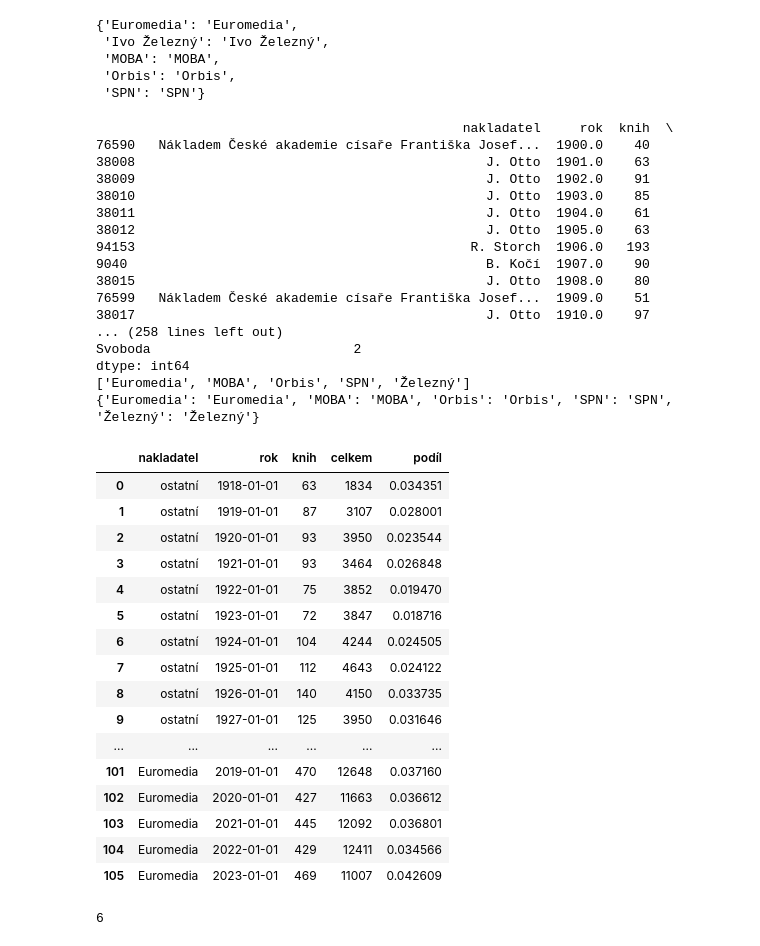
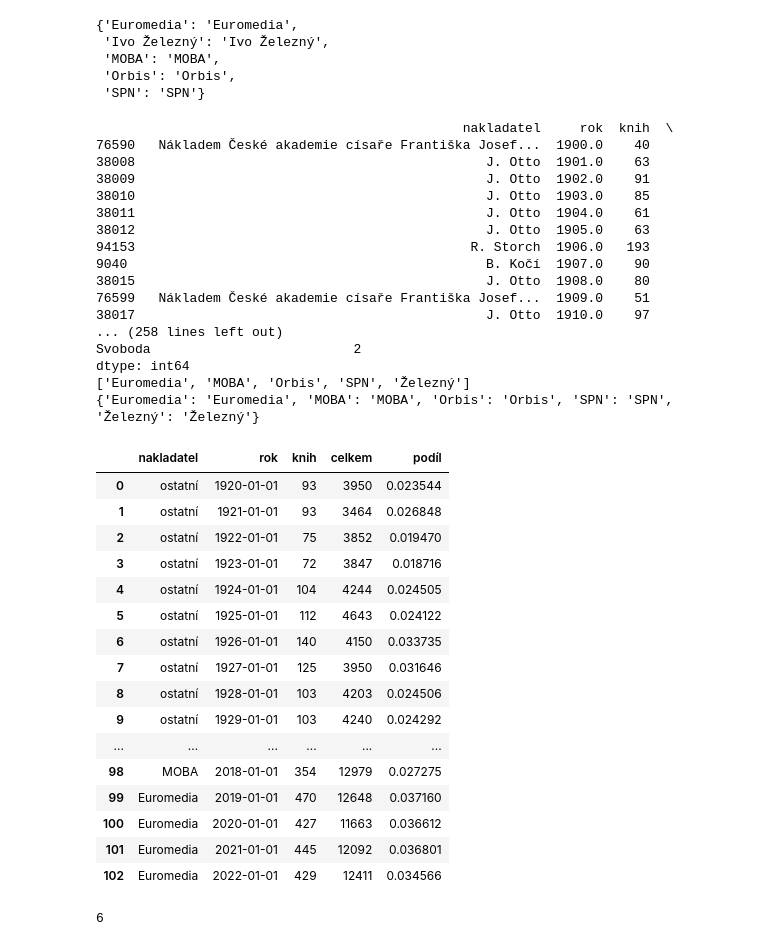
Before and after one commit to DataRozhlas/knizni-peoplemetr, a Jupyter notebook: 117_nakladatelstvi.ipynb, the cells around one changed output. Drawn from its saved outputs; the diff is of its cells as text; code cells hidden in the pictures.

```diff
--- a/117_nakladatelstvi.ipynb
+++ b/117_nakladatelstvi.ipynb
@@ -481,52 +481,52 @@ nenahrazeni
 # %%
 result = nakl[~nakl['nakladatel'].isin(samonaklad)].sort_values(['rok', 'podíl'], ascending=[True, False]).drop_duplicates('rok')
 print(result)
-result = result[result['rok'].isin(range(1918,2024))]
+result = result[result['rok'].isin(range(1920,2023))]
 result['rok'] = pd.to_datetime(result['rok'].apply(lambda x: f"{int(x)}-01-01"))
 result = result.replace({'IŽ': 'Železný','Ivo Železný':'Železný','Euromedia Group':'Euromedia'})
 nejcastejsi = result.groupby('nakladatel').size()
 print(nejcastejsi.nlargest(15))
-nejcastejsi = nejcastejsi[nejcastejsi >=5 ].index.to_list()
+nejcastejsi = nejcastejsi[nejcastejsi >=4 ].index.to_list()
 print(nejcastejsi)
 nenahrazeni = {x : x for x in nejcastejsi}
 print(nenahrazeni)
 result = pl.from_pandas(result).with_columns(pl.col('nakladatel').replace_strict(nenahrazeni, default='ostatní')).to_pandas()
 result
 # %% [output]
                                                nakladatel     rok  knih  \
 76590   Nákladem České akademie císaře Františka Josef...  1900.0    40
 38008                                             J. Otto  1901.0    63
 38009                                             J. Otto  1902.0    91
 38010                                             J. Otto  1903.0    85
 38011                                             J. Otto  1904.0    61
 38012                                             J. Otto  1905.0    63
 94153                                           R. Storch  1906.0   193
 9040                                              B. Kočí  1907.0    90
 38015                                             J. Otto  1908.0    80
 76599   Nákladem České akademie císaře Františka Josef...  1909.0    51
 38017                                             J. Otto  1910.0    97
 ... (258 lines left out)
 Svoboda                          2
 dtype: int64
 ['Euromedia', 'MOBA', 'Orbis', 'SPN', 'Železný']
 {'Euromedia': 'Euromedia', 'MOBA': 'MOBA', 'Orbis': 'Orbis', 'SPN': 'SPN', 'Železný': 'Železný'}
 |  | nakladatel | rok | knih | celkem | podíl |
-| 0 | ostatní | 1918-01-01 | 63 | 1834 | 0.034351 |
-| 1 | ostatní | 1919-01-01 | 87 | 3107 | 0.028001 |
-| 2 | ostatní | 1920-01-01 | 93 | 3950 | 0.023544 |
-| 3 | ostatní | 1921-01-01 | 93 | 3464 | 0.026848 |
-| 4 | ostatní | 1922-01-01 | 75 | 3852 | 0.019470 |
-| 5 | ostatní | 1923-01-01 | 72 | 3847 | 0.018716 |
-| 6 | ostatní | 1924-01-01 | 104 | 4244 | 0.024505 |
-| 7 | ostatní | 1925-01-01 | 112 | 4643 | 0.024122 |
-| 8 | ostatní | 1926-01-01 | 140 | 4150 | 0.033735 |
-| 9 | ostatní | 1927-01-01 | 125 | 3950 | 0.031646 |
+| 0 | ostatní | 1920-01-01 | 93 | 3950 | 0.023544 |
+| 1 | ostatní | 1921-01-01 | 93 | 3464 | 0.026848 |
+| 2 | ostatní | 1922-01-01 | 75 | 3852 | 0.019470 |
+| 3 | ostatní | 1923-01-01 | 72 | 3847 | 0.018716 |
+| 4 | ostatní | 1924-01-01 | 104 | 4244 | 0.024505 |
+| 5 | ostatní | 1925-01-01 | 112 | 4643 | 0.024122 |
+| 6 | ostatní | 1926-01-01 | 140 | 4150 | 0.033735 |
+| 7 | ostatní | 1927-01-01 | 125 | 3950 | 0.031646 |
+| 8 | ostatní | 1928-01-01 | 103 | 4203 | 0.024506 |
+| 9 | ostatní | 1929-01-01 | 103 | 4240 | 0.024292 |
 | ... | ... | ... | ... | ... | ... |
-| 101 | Euromedia | 2019-01-01 | 470 | 12648 | 0.037160 |
-| 102 | Euromedia | 2020-01-01 | 427 | 11663 | 0.036612 |
-| 103 | Euromedia | 2021-01-01 | 445 | 12092 | 0.036801 |
-| 104 | Euromedia | 2022-01-01 | 429 | 12411 | 0.034566 |
-| 105 | Euromedia | 2023-01-01 | 469 | 11007 | 0.042609 |
+| 98 | MOBA | 2018-01-01 | 354 | 12979 | 0.027275 |
+| 99 | Euromedia | 2019-01-01 | 470 | 12648 | 0.037160 |
+| 100 | Euromedia | 2020-01-01 | 427 | 11663 | 0.036612 |
+| 101 | Euromedia | 2021-01-01 | 445 | 12092 | 0.036801 |
+| 102 | Euromedia | 2022-01-01 | 429 | 12411 | 0.034566 |
 # %%
 result['nakladatel'].nunique()
 # %% [output]
```
Also changed, not shown: parts of 2 cells of this notebook, 10 other files.
